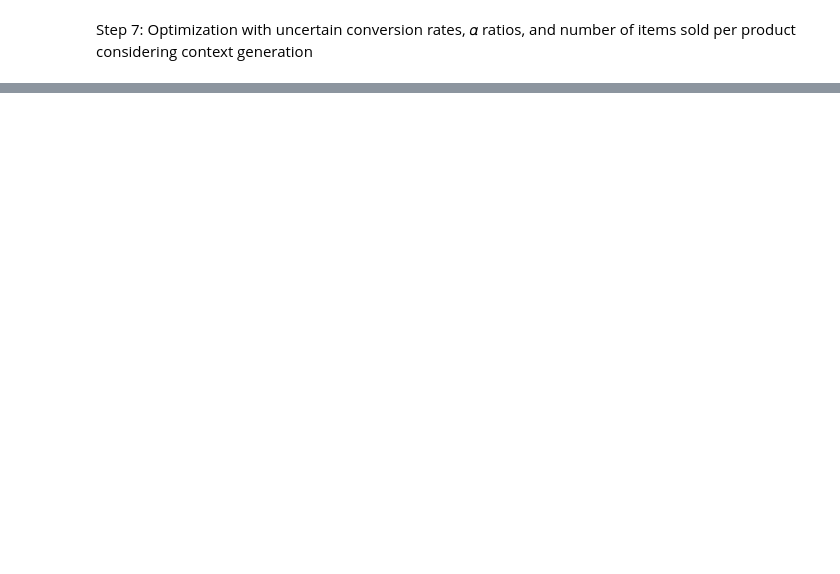
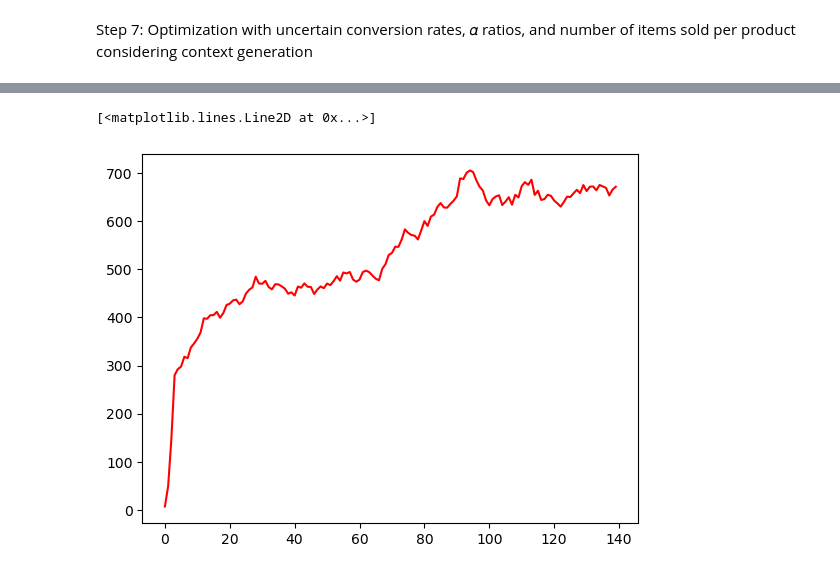
Before and after one commit to GiuliaMontani/Online-learning-application, a Jupyter notebook: Step7.ipynb, the cells around one changed output, grey strips where cells are left out. Cells and saved outputs as stored; diff of their text form; code cells hidden in the pictures; blank space fills up the shorter version.

```diff
--- a/Step7.ipynb
+++ b/Step7.ipynb
@@ -740,0 +1137,40 @@ plt.show()
+# %%
+#TS class 0 + 1
+
+E = E_commerce(binary_features=20)
+E.set_lambda(0.5)
+E.set_products(products)
+E.graph = np.array([[0. , 0.5, 0. , 1. , 0. ],[1. , 0. , 0. , 0.5, 0. ],[0. , 1. , 0. , 0.5, 0. ],[0. , 0.5, 1. , 0. , 0. ],[1. , 0. , 0. , 0.5, 0. ]])
+
+n_arms = 4
+num_users = 100
+n_days = 1000
+fixed_alpha = 0
+fixed_weights = 1
+fixed_units = 0
+n_experiments = 10
+
+ts_rewards_per_experiment = []
+ucb_rewards_per_experiment = []
+gr_rewards_per_experiment = []
+cr_rewards_per_experiment = []
+
+ts_pulls_per_arm_per_experiment = []
+ucb_pulls_per_arm_per_experiment = []
+
+
+for e in range(n_experiments):
+
+    env = Environment(n_arms, E, margins_matrix, num_users, fixed_alpha,fixed_weights,fixed_units)
+    ts_learner = TS_poisson(n_arms=n_arms)
+
+    for d in range(n_days):
+
+        pulled_arm = ts_learner.pull_arm(env.margins_matrix)
+        reward = env.round(pulled_arm)
+        ts_learner.update(pulled_arm, reward, env.clicks_current_day, env.purchases_current_day, env.daily_units)
+
+    ts_rewards_per_experiment.append(ts_learner.collected_rewards)
+
+    ts_pulls_per_arm_per_experiment.append(ts_learner.counter_per_arm)
+    ucb_pulls_per_arm_per_experiment.append(ucb_learner.counter_per_arm)
@@ -740,0 +1297,2 @@ plt.show()
+# %%
+ts_all_classes_rewards = 0.3*(np.mean(ts1_rewards_per_experiment, axis=0))+0.4*(np.mean(ts2_rewards_per_experiment, axis=0))+0.3*np.mean(ts3_rewards_per_experiment, axis=0)
@@ -740,0 +1323,5 @@ plt.show()
+# %%
+plt.plot(np.cumsum(opt-ts_all_classes_rewards, axis=0), 'r')
+# %% [output]
+[<matplotlib.lines.Line2D at 0x...>]
+[figure, added]
```
Also changed, not shown: parts of 41 cells of this notebook.
